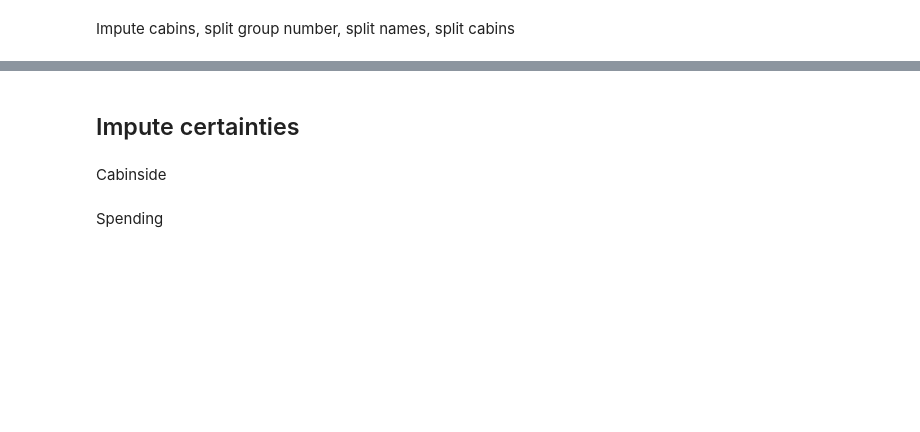
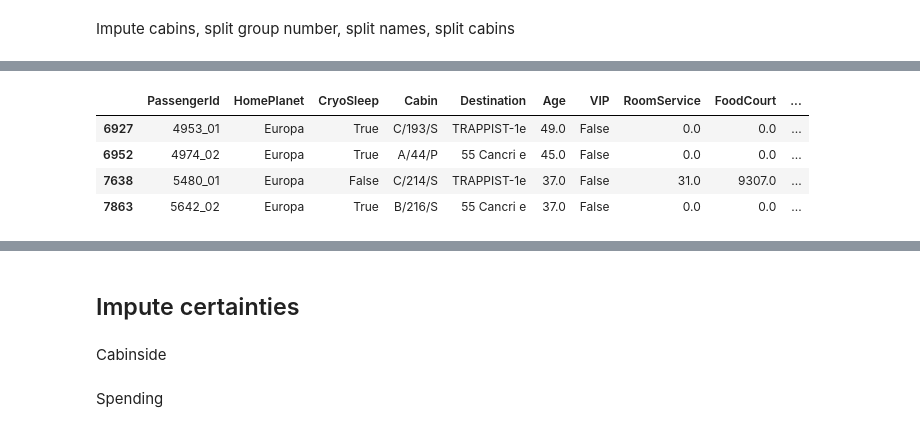
Before and after one commit to jacobsultan/spacetitanic3, a Jupyter notebook: trials/near_final_data_prep3.ipynb, the cells around one changed output, grey strips where cells are left out. Saved outputs shown, nothing was run; the diff lists cells and outputs as text; code cells hidden in the pictures; blank space fills up the shorter version.

```diff
--- a/FINALtransferred/final_data_prep3.ipynb
+++ b/trials/near_final_data_prep3.ipynb
@@ -164,0 +203,8 @@ dtype: int64
+# %%
+togeth22[(togeth11.Cabin != togeth22.Cabin)].dropna(subset = 'Cabin')
+# %% [output]
+|  | PassengerId | HomePlanet | CryoSleep | Cabin | Destination | Age | VIP | RoomService | FoodCourt | ... |
+| 6927 | 4953_01 | Europa | True | C/193/S | TRAPPIST-1e | 49.0 | False | 0.0 | 0.0 | ... |
+| 6952 | 4974_02 | Europa | True | A/44/P | 55 Cancri e | 45.0 | False | 0.0 | 0.0 | ... |
+| 7638 | 5480_01 | Europa | False | C/214/S | TRAPPIST-1e | 37.0 | False | 31.0 | 9307.0 | ... |
+| 7863 | 5642_02 | Europa | True | B/216/S | 55 Cancri e | 37.0 | False | 0.0 | 0.0 | ... |
```
Also changed, not shown: parts of 18 cells of this notebook, 9 other files.
